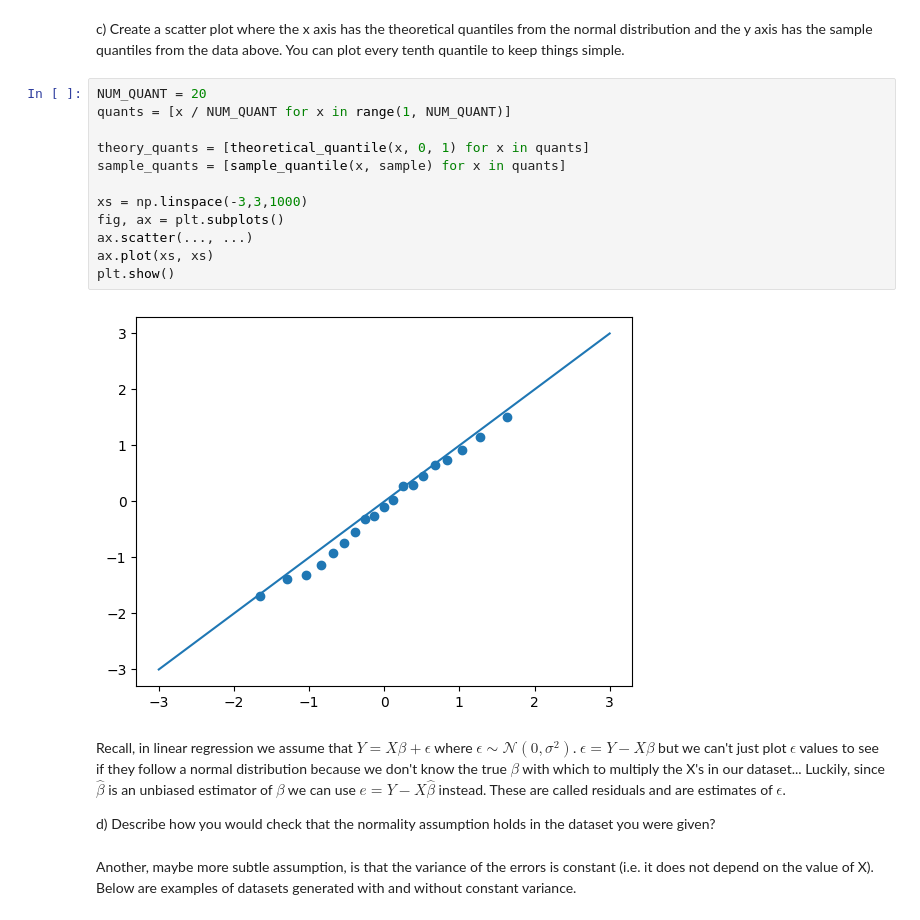
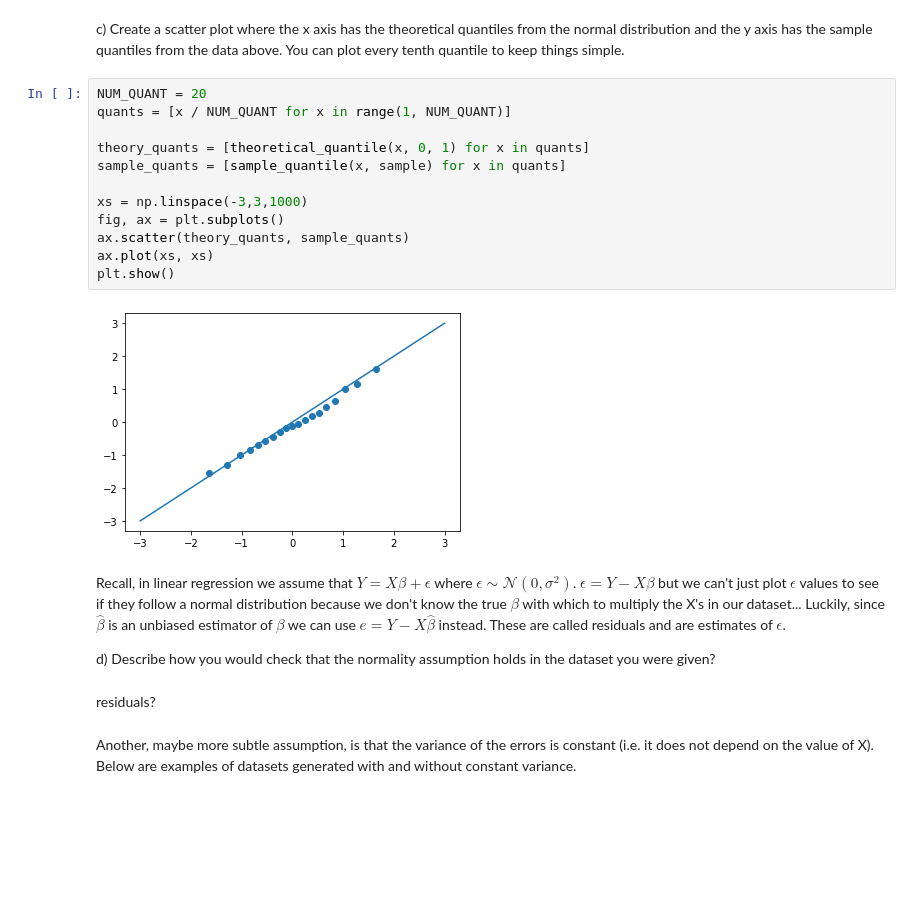
Before and after one commit to tnikas/Data-Science-Fundamentals, a Jupyter notebook: lecture_20/worksheet_20.ipynb, the cells around one changed output. Cells and saved outputs as stored; diff of their text form; blank space fills up the shorter version.

```diff
--- a/lecture_20/worksheet_20.ipynb
+++ b/lecture_20/worksheet_20.ipynb
@@ -231,21 +235,23 @@ c) Create a scatter plot where the x axis has the theoretical quantiles from the
 # %%
 NUM_QUANT = 20
 quants = [x / NUM_QUANT for x in range(1, NUM_QUANT)]
 
 theory_quants = [theoretical_quantile(x, 0, 1) for x in quants]
 sample_quants = [sample_quantile(x, sample) for x in quants]
 
 xs = np.linspace(-3,3,1000)
 fig, ax = plt.subplots()
-ax.scatter(..., ...)
+ax.scatter(theory_quants, sample_quants)
 ax.plot(xs, xs)
 plt.show()
 # %% [output]
-[figure, old version]
+[figure, new version]
 # %% [markdown]
 Recall, in linear regression we assume that $Y = X\beta + \epsilon$ where $\epsilon \sim \mathcal{N}(0, \sigma^2)$. $\epsilon = Y - X\beta$ but we can't just plot $\epsilon$ values to see if they follow a normal distribution because we don't know the true $\beta$ with which to multiply the X's in our dataset... Luckily, since $\hat\beta$ is an unbiased estimator of $\beta$ we can use $e = Y - X\hat\beta$ instead. These are called residuals and are estimates of $\epsilon$.
 
 d) Describe how you would check that the normality assumption holds in the dataset you were given?
+# %% [markdown]
+residuals?
 # %% [markdown]
 Another, maybe more subtle assumption, is that the variance of the errors is constant (i.e. it does not depend on the value of X). Below are examples of datasets generated with and without constant variance.
 # %%
```
Also changed, not shown: parts of 7 cells of this notebook.
